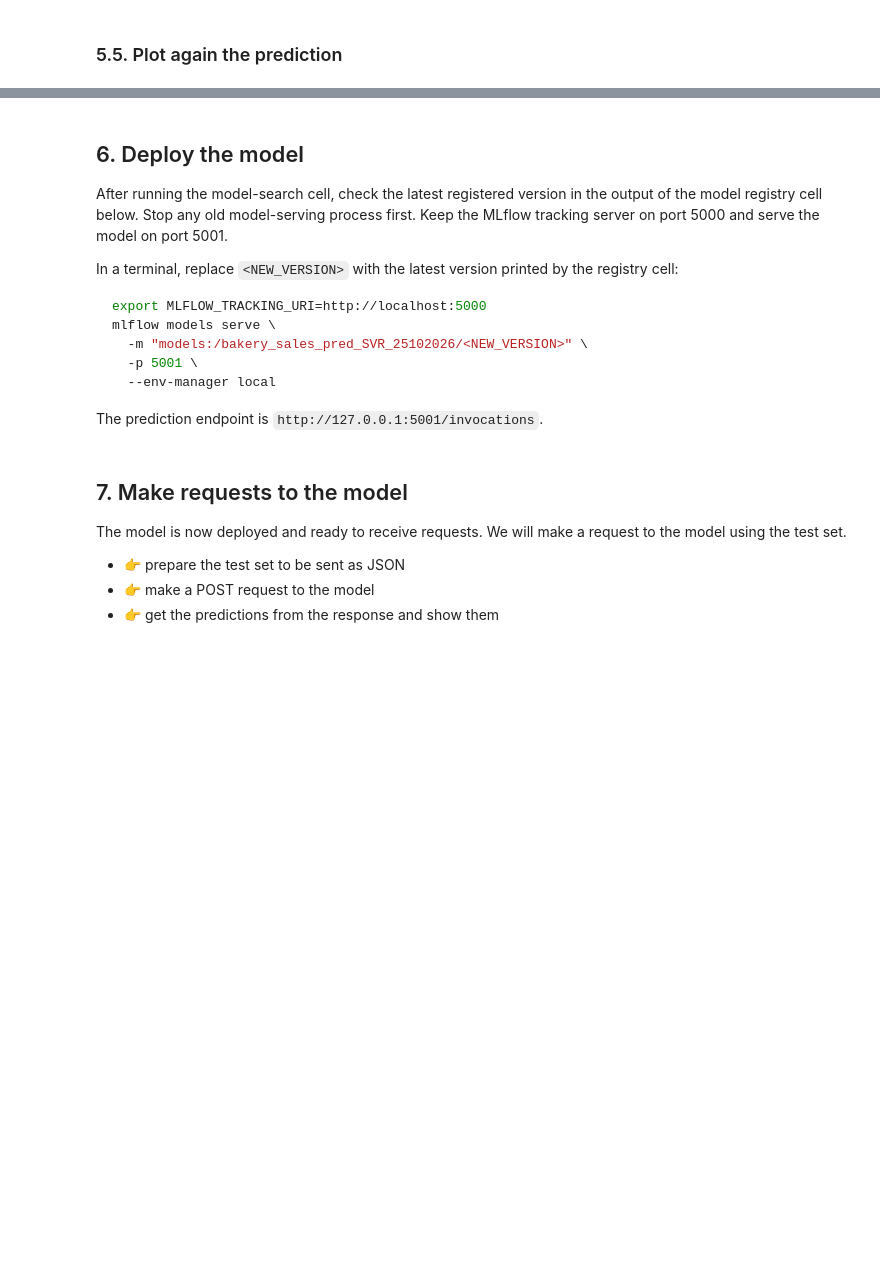
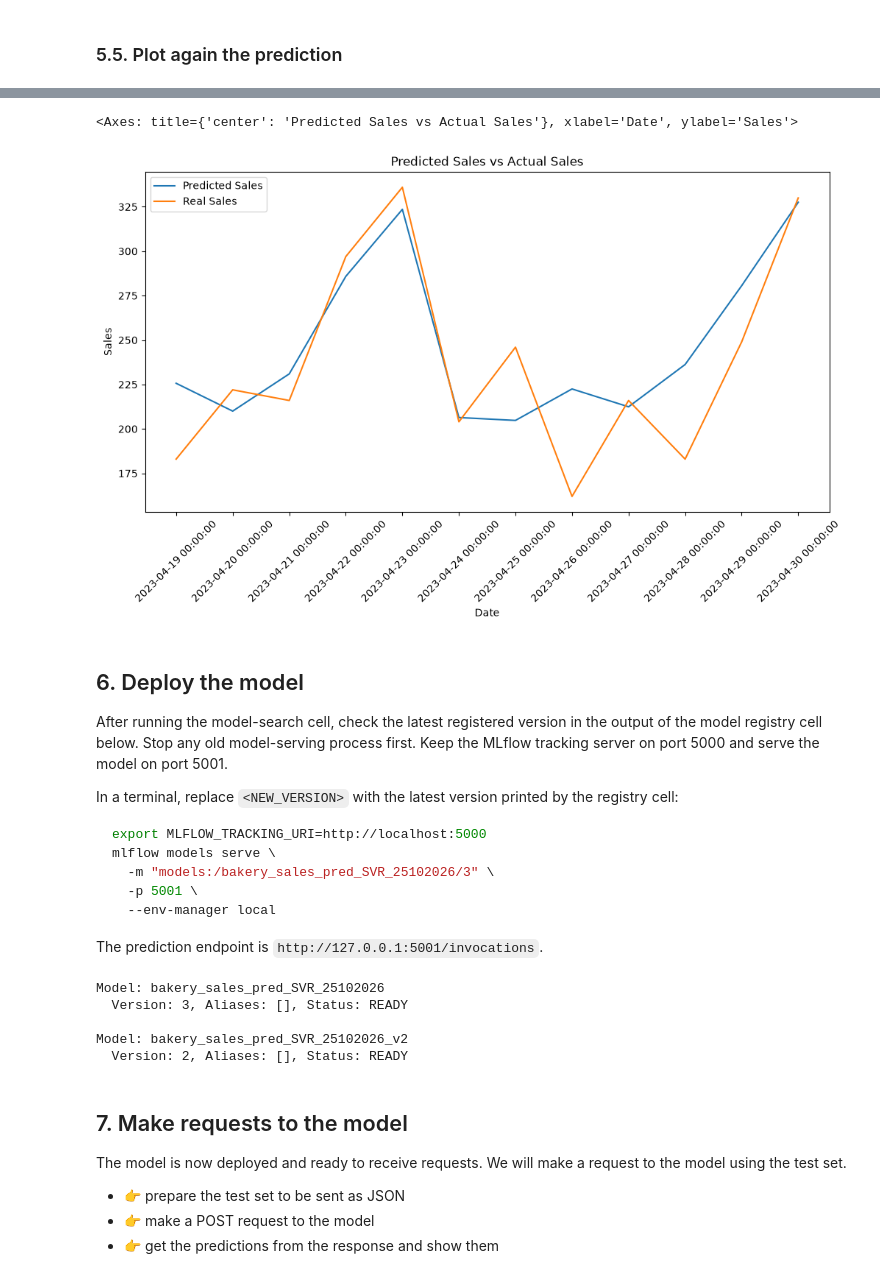
Before and after one commit to Irampardo/Datathon_CodeSpace, a Jupyter notebook: Notebooks/5_Datathon_SVR_TimeSeriesSplit_new_experiment.ipynb, the cells around one changed output, grey strips where cells are left out. Saved outputs shown, nothing was run; the diff lists cells and outputs as text; code cells hidden in the pictures; blank space fills up the shorter version.

````diff
--- a/Notebooks/5_Datathon_SVR_TimeSeriesSplit_new_experiment.ipynb
+++ b/Notebooks/5_Datathon_SVR_TimeSeriesSplit_new_experiment.ipynb
@@ -512,5 +593,5 @@ class ToSupervisedTransformer(BaseEstimator, TransformerMixin, OneToOneFeatureMi
 Let's transform the data.
 # %%
 item_df_tmp = item_df.copy()
-to_supervised_transformer = ToSupervisedTransformer(daily_lag=6, weekly_lag=4)
+to_supervised_transformer = ToSupervisedTransformer(daily_lag=7, weekly_lag=8)
 to_supervised_transformer.transform(item_df).head()
@@ -586,10 +674,15 @@ numerical_features = [
     "temp",
     "tmin",
     "tmax",
+    "cantidad (t-8 weeks)",
+    "cantidad (t-7 weeks)",
+    "cantidad (t-6 weeks)",
+    "cantidad (t-5 weeks)",
     "cantidad (t-4 weeks)",
     "cantidad (t-3 weeks)",
     "cantidad (t-2 weeks)",
     "cantidad (t-1 weeks)",
+    "cantidad (t-7 days)",
     "cantidad (t-6 days)",
     "cantidad (t-5 days)",
     "cantidad (t-4 days)",
@@ -904,3 +1124,17 @@ plt.show()
+# %%
+fig, ax = plt.subplots(figsize=(12, 6))
+
+ax.set_title("Predicted Sales vs Actual Sales")
+ax.set_xlabel("Date")
+ax.set_ylabel("Sales")
+ax.set_xticklabels(df_test["fecha_venta"], rotation=45)
+
+dates = df_test["fecha_venta"].astype(str)
+sns.lineplot(x=dates, y=y_pred, label="Predicted Sales")
+sns.lineplot(x=dates, y=y_test, label="Real Sales")
+# %% [output]
+<Axes: title={'center': 'Predicted Sales vs Actual Sales'}, xlabel='Date', ylabel='Sales'>
+[figure, added]
 # %% [markdown]
 ## 6. Deploy the model
 
@@ -911,7 +1145,7 @@ In a terminal, replace `<NEW_VERSION>` with the latest version printed by the re
 ```bash
 export MLFLOW_TRACKING_URI=http://localhost:5000
 mlflow models serve \
-  -m "models:/bakery_sales_pred_SVR_25102026/<NEW_VERSION>" \
+  -m "models:/bakery_sales_pred_SVR_25102026/3" \
   -p 5001 \
   --env-manager local
 ```
@@ -932,6 +1166,12 @@ for model in client.search_registered_models():
             f"Aliases: {version.aliases}, "
             f"Status: {version.status}"
         )
+# %% [output]
+Model: bakery_sales_pred_SVR_25102026
+  Version: 3, Aliases: [], Status: READY
+
+Model: bakery_sales_pred_SVR_25102026_v2
+  Version: 2, Aliases: [], Status: READY
 # %% [markdown]
 ## 7. Make requests to the model
 
````
Also changed, not shown: parts of 23 cells of this notebook, 2 other files.
